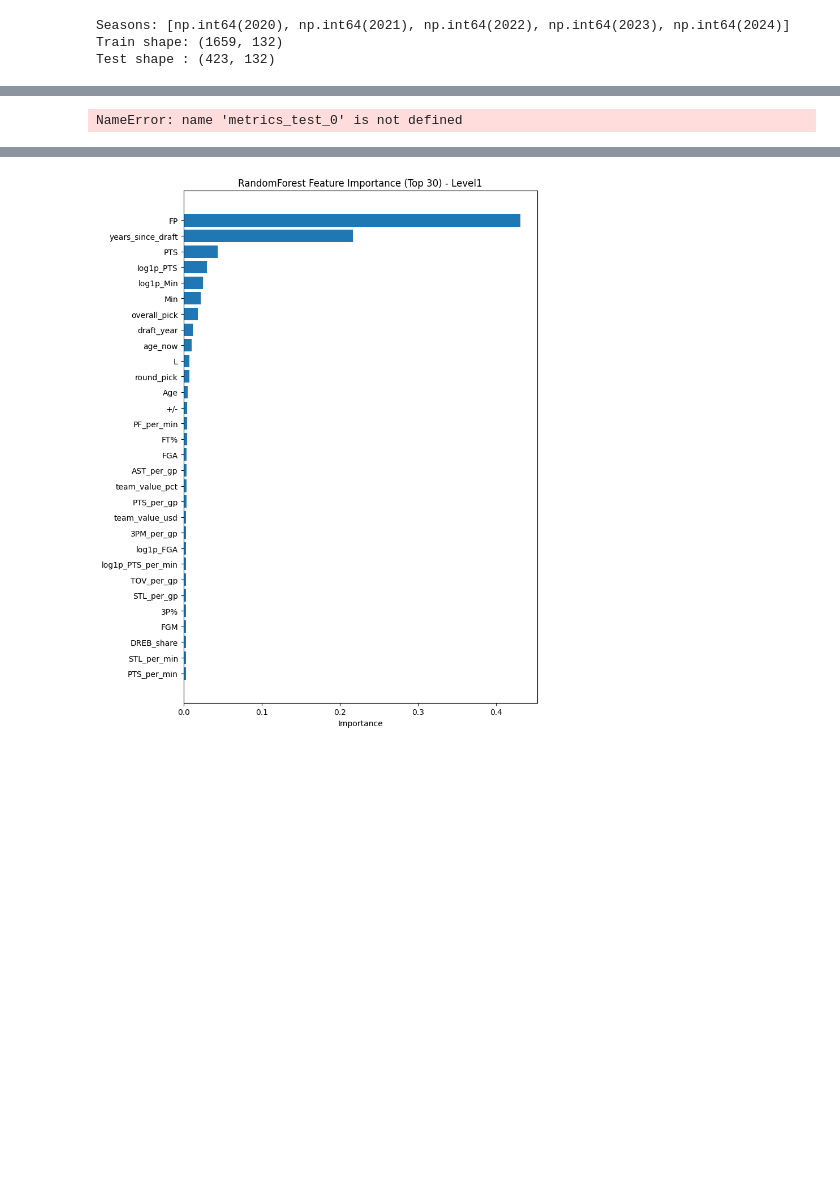
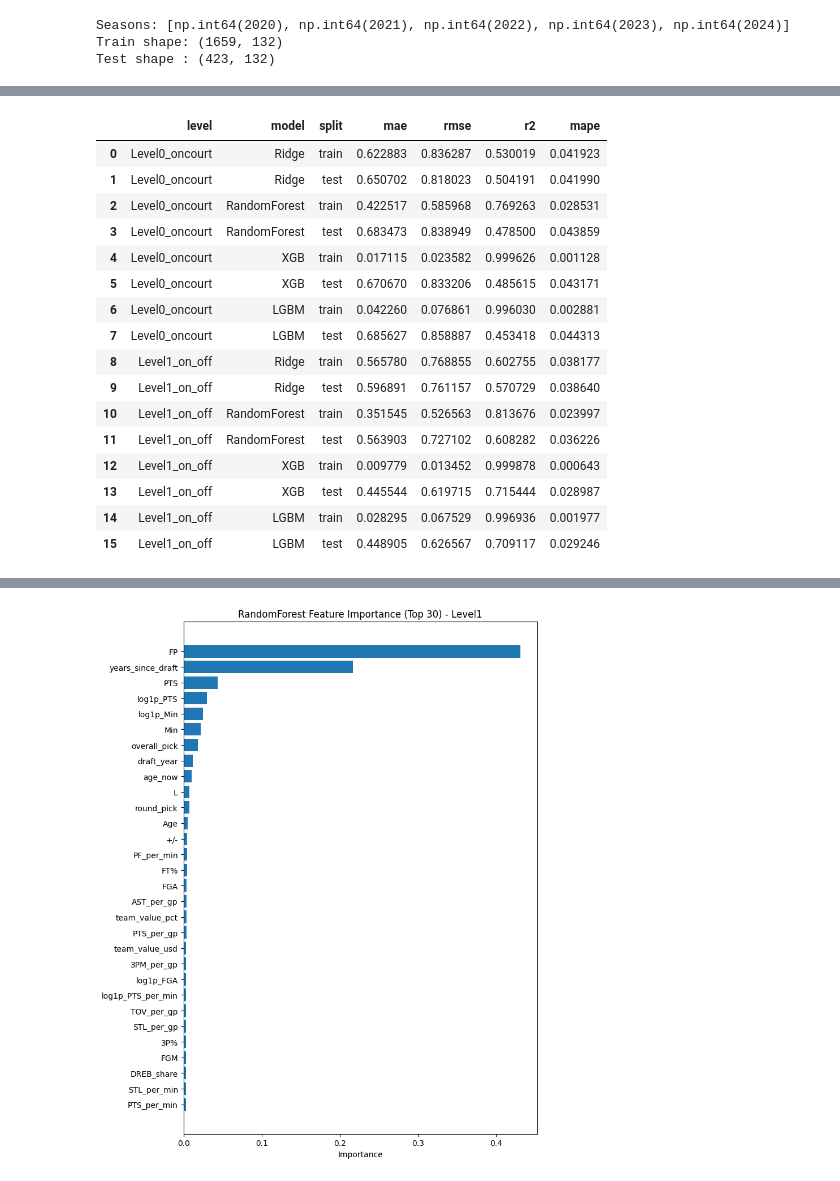
Before and after one commit to SergeSu111/nba-salary-kg-project_newest, a Jupyter notebook: notebooks/EDA_7_MODEL_Level0_vs_level1-A.ipynb, the cells around one changed output, grey strips where cells are left out. Drawn from its saved outputs; the diff is of its cells as text; code cells hidden in the pictures; blank space fills up the shorter version.

```diff
--- a/notebooks/EDA_7_MODEL_Level0_vs_level1.ipynb
+++ b/notebooks/EDA_7_MODEL_Level0_vs_level1-A.ipynb
@@ -400,12 +470,24 @@ MAPE : 72.62%
 # %%
-# 结果对比
-results = pd.DataFrame([
-    {"model": "Level0_oncourt",  **metrics_test_0},
-    {"model": "Level1_on_off",   **metrics_test_1},
-])
-results
+results_df[(results_df["split"]=="test")].sort_values(["level","model"])
+results_df
 # %% [output]
-NameError: name 'metrics_test_0' is not defined
+|  | level | model | split | mae | rmse | r2 | mape |
+| 0 | Level0_oncourt | Ridge | train | 0.622883 | 0.836287 | 0.530019 | 0.041923 |
+| 1 | Level0_oncourt | Ridge | test | 0.650702 | 0.818023 | 0.504191 | 0.041990 |
+| 2 | Level0_oncourt | RandomForest | train | 0.422517 | 0.585968 | 0.769263 | 0.028531 |
+| 3 | Level0_oncourt | RandomForest | test | 0.683473 | 0.838949 | 0.478500 | 0.043859 |
+| 4 | Level0_oncourt | XGB | train | 0.017115 | 0.023582 | 0.999626 | 0.001128 |
+| 5 | Level0_oncourt | XGB | test | 0.670670 | 0.833206 | 0.485615 | 0.043171 |
+| 6 | Level0_oncourt | LGBM | train | 0.042260 | 0.076861 | 0.996030 | 0.002881 |
+| 7 | Level0_oncourt | LGBM | test | 0.685627 | 0.858887 | 0.453418 | 0.044313 |
+| 8 | Level1_on_off | Ridge | train | 0.565780 | 0.768855 | 0.602755 | 0.038177 |
+| 9 | Level1_on_off | Ridge | test | 0.596891 | 0.761157 | 0.570729 | 0.038640 |
+| 10 | Level1_on_off | RandomForest | train | 0.351545 | 0.526563 | 0.813676 | 0.023997 |
+| 11 | Level1_on_off | RandomForest | test | 0.563903 | 0.727102 | 0.608282 | 0.036226 |
+| 12 | Level1_on_off | XGB | train | 0.009779 | 0.013452 | 0.999878 | 0.000643 |
+| 13 | Level1_on_off | XGB | test | 0.445544 | 0.619715 | 0.715444 | 0.028987 |
+| 14 | Level1_on_off | LGBM | train | 0.028295 | 0.067529 | 0.996936 | 0.001977 |
+| 15 | Level1_on_off | LGBM | test | 0.448905 | 0.626567 | 0.709117 | 0.029246 |
 # %%
 improvement = metrics_test_0["mae"] - metrics_test_1["mae"]
 rel_imp = improvement / metrics_test_0["mae"] * 100
```
Also changed, not shown: parts of 8 cells of this notebook, 1 other file.
